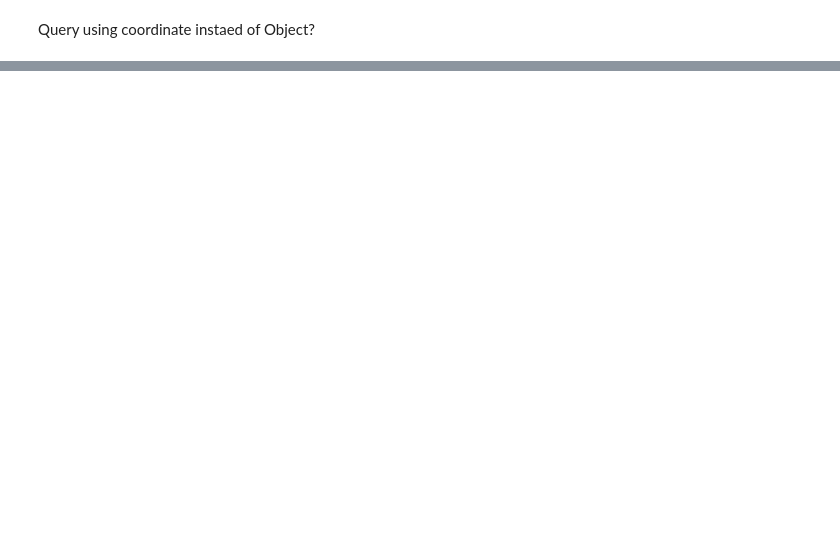
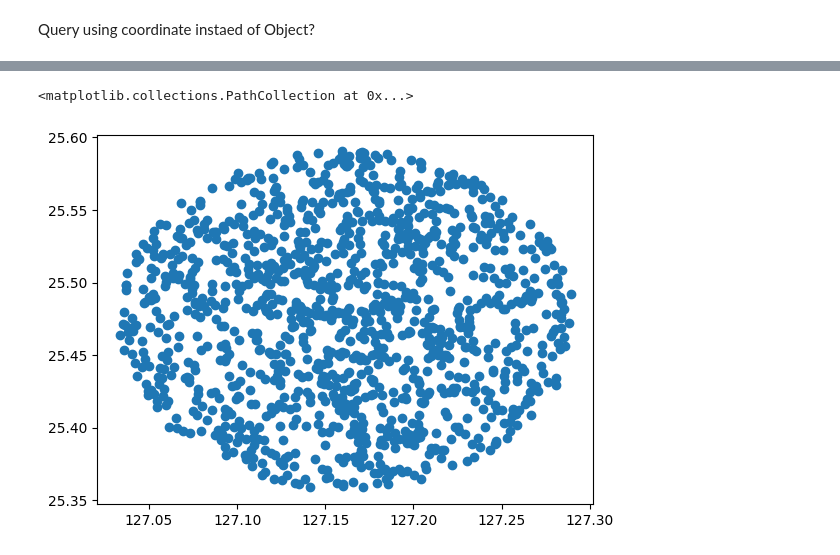
Before and after one commit to Lim1029/SIF3004, a Jupyter notebook: all_surveys_5c7.ipynb, the cells around one changed output, grey strips where cells are left out. Cells and saved outputs as stored; diff of their text form; code cells hidden in the pictures; blank space fills up the shorter version.

Commit message:
add nasa ned survey

```diff
--- a/all_surveys_5c7.ipynb
+++ b/all_surveys_5c7.ipynb
@@ -194,0 +69,7 @@ survey[0].meta['description']
+# %%
+# query with nasa ned
+
+from astroquery.ipac.ned import Ned
+
+ned_result = Ned.query_region("5C7.269", radius=420 * u.arcsec)
+ned_result
@@ -194,0 +97,2 @@ survey[0].meta['description']
+# %%
+ned_result = ned_result.to_pandas()
@@ -194,0 +115,5 @@ survey[0].meta['description']
+# %%
+plt.scatter(ned_result['RA'], ned_result['DEC'])
+# %% [output]
+<matplotlib.collections.PathCollection at 0x...>
+[figure, added]
```
Also changed, not shown: parts of 15 cells of this notebook.
